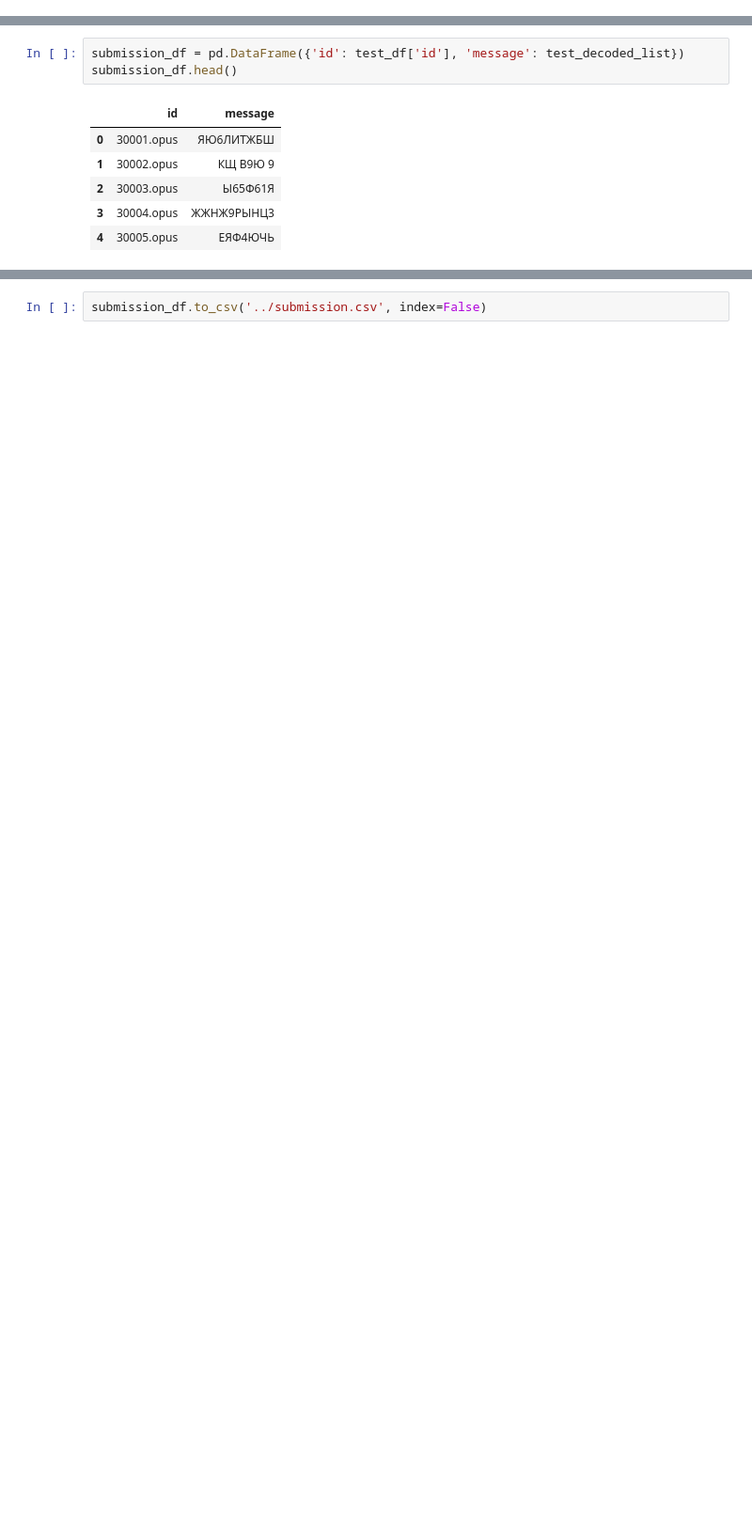
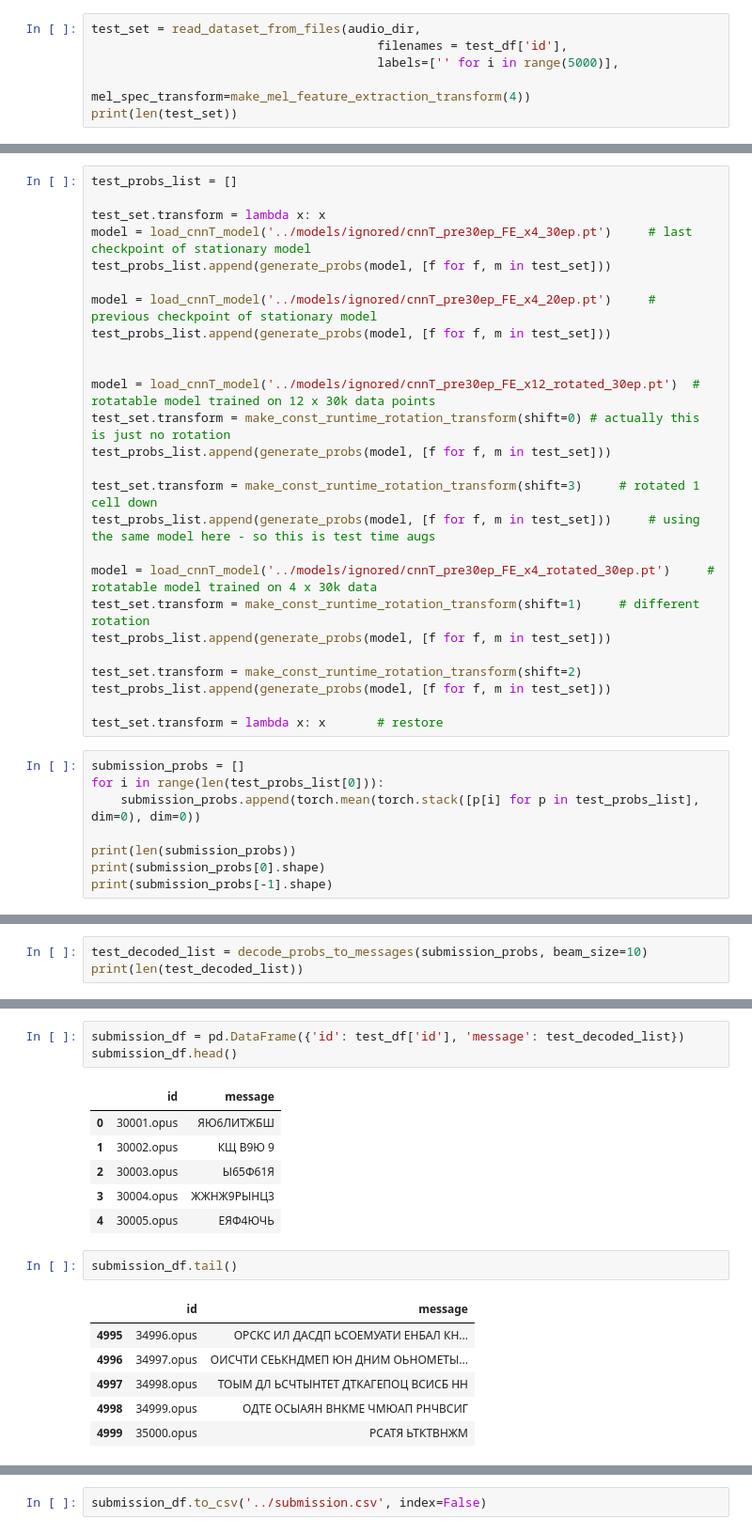
Before and after one commit to SwedishSquid/KC25_morse, a Jupyter notebook: src/inference.ipynb, the cells around one changed output, grey strips where cells are left out. Shown at 94% size. Saved outputs shown, nothing was run; the diff lists cells and outputs as text; blank space fills up the shorter version.

Commit message:
made ensemble submission

```diff
--- a/src/inference.ipynb
+++ b/src/inference.ipynb
@@ -229,0 +339,6 @@ print(len(test_decoded_list))
+# %%
+test_set = read_dataset_from_files(audio_dir,
+                                       filenames = test_df['id'],
+                                       labels=['' for i in range(5000)],
+                                       mel_spec_transform=make_mel_feature_extraction_transform(4))
+print(len(test_set))
@@ -229,0 +349,34 @@ print(len(test_decoded_list))
+# %%
+test_probs_list = []
+
+test_set.transform = lambda x: x
+model = load_cnnT_model('../models/ignored/cnnT_pre30ep_FE_x4_30ep.pt')     # last checkpoint of stationary model
+test_probs_list.append(generate_probs(model, [f for f, m in test_set]))
+
+model = load_cnnT_model('../models/ignored/cnnT_pre30ep_FE_x4_20ep.pt')     # previous checkpoint of stationary model
+test_probs_list.append(generate_probs(model, [f for f, m in test_set]))
+
+
+model = load_cnnT_model('../models/ignored/cnnT_pre30ep_FE_x12_rotated_30ep.pt')  # rotatable model trained on 12 x 30k data points
+test_set.transform = make_const_runtime_rotation_transform(shift=0) # actually this is just no rotation
+test_probs_list.append(generate_probs(model, [f for f, m in test_set]))
+
+test_set.transform = make_const_runtime_rotation_transform(shift=3)     # rotated 1 cell down
+test_probs_list.append(generate_probs(model, [f for f, m in test_set]))     # using the same model here - so this is test time augs
+
+model = load_cnnT_model('../models/ignored/cnnT_pre30ep_FE_x4_rotated_30ep.pt')     # rotatable model trained on 4 x 30k data
+test_set.transform = make_const_runtime_rotation_transform(shift=1)     # different rotation
+test_probs_list.append(generate_probs(model, [f for f, m in test_set]))
+
+test_set.transform = make_const_runtime_rotation_transform(shift=2)
+test_probs_list.append(generate_probs(model, [f for f, m in test_set]))
+
+test_set.transform = lambda x: x       # restore
+# %%
+submission_probs = []
+for i in range(len(test_probs_list[0])):
+    submission_probs.append(torch.mean(torch.stack([p[i] for p in test_probs_list], dim=0), dim=0))
+
+print(len(submission_probs))
+print(submission_probs[0].shape)
+print(submission_probs[-1].shape)
@@ -229,0 +387,3 @@ print(len(test_decoded_list))
+# %%
+test_decoded_list = decode_probs_to_messages(submission_probs, beam_size=10)
+print(len(test_decoded_list))
@@ -237,3 +399,12 @@ submission_df.head()
 | 2 | 30003.opus | Ы65Ф61Я |
 | 3 | 30004.opus | ЖЖНЖ9РЫНЦ3 |
 | 4 | 30005.opus | ЕЯФ4ЮЧЬ |
+# %%
+submission_df.tail()
+# %% [output]
+|  | id | message |
+| 4995 | 34996.opus | ОРСКС ИЛ ДАСДП ЬСОЕМУАТИ ЕНБАЛ КН... |
+| 4996 | 34997.opus | ОИСЧТИ СЕЬКНДМЕП ЮН ДНИМ ОЬНОМЕТЫ... |
+| 4997 | 34998.opus | ТОЫМ ДЛ ЬСЧТЫНТЕТ ДТКАГЕПОЦ ВСИСБ НН |
+| 4998 | 34999.opus | ОДТЕ ОСЫАЯН ВНКМЕ ЧМЮАП РНЧВСИГ |
+| 4999 | 35000.opus | РСАТЯ ЬТКТВНЖМ |
```
Also changed, not shown: parts of 55 cells of this notebook, 3 other files.
